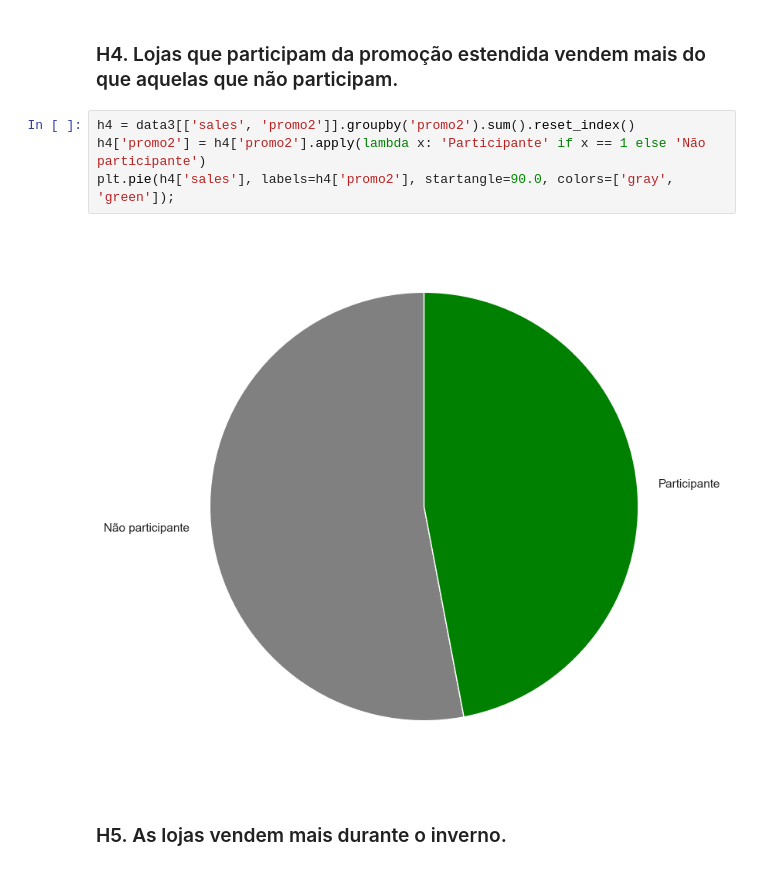
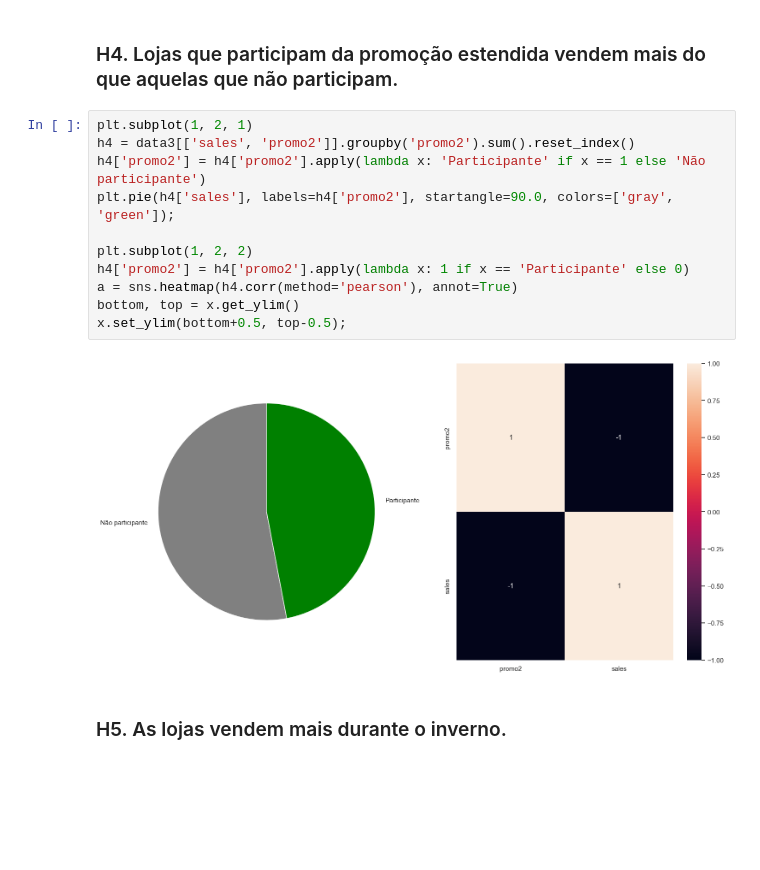
Before and after one commit to FelipeCaetanoDS/rossmann, a Jupyter notebook: rossmann_predict_project.ipynb, the cells around one changed output. Drawn from its saved outputs; the diff is of its cells as text; blank space fills up the shorter version.

```diff
--- a/rossmann_predict_project.ipynb
+++ b/rossmann_predict_project.ipynb
@@ -439,11 +459,18 @@ sns.regplot(data=h3, x='customers', y='store_avg_ticket', line_kws={'color':'red
 # %% [markdown]
 ### H4. Lojas que participam da promoção estendida vendem mais do que aquelas que não participam.
 # %%
+plt.subplot(1, 2, 1)
 h4 = data3[['sales', 'promo2']].groupby('promo2').sum().reset_index()
 h4['promo2'] = h4['promo2'].apply(lambda x: 'Participante' if x == 1 else 'Não participante')
 plt.pie(h4['sales'], labels=h4['promo2'], startangle=90.0, colors=['gray', 'green']);
+
+plt.subplot(1, 2, 2)
+h4['promo2'] = h4['promo2'].apply(lambda x: 1 if x == 'Participante' else 0)
+a = sns.heatmap(h4.corr(method='pearson'), annot=True)
+bottom, top = x.get_ylim()
+x.set_ylim(bottom+0.5, top-0.5);
 # %% [output]
-[figure, old version]
+[figure, new version]
 # %% [markdown]
 ### H5. As lojas vendem mais durante o inverno.
 # %%
```
Also changed, not shown: parts of 30 cells of this notebook.
